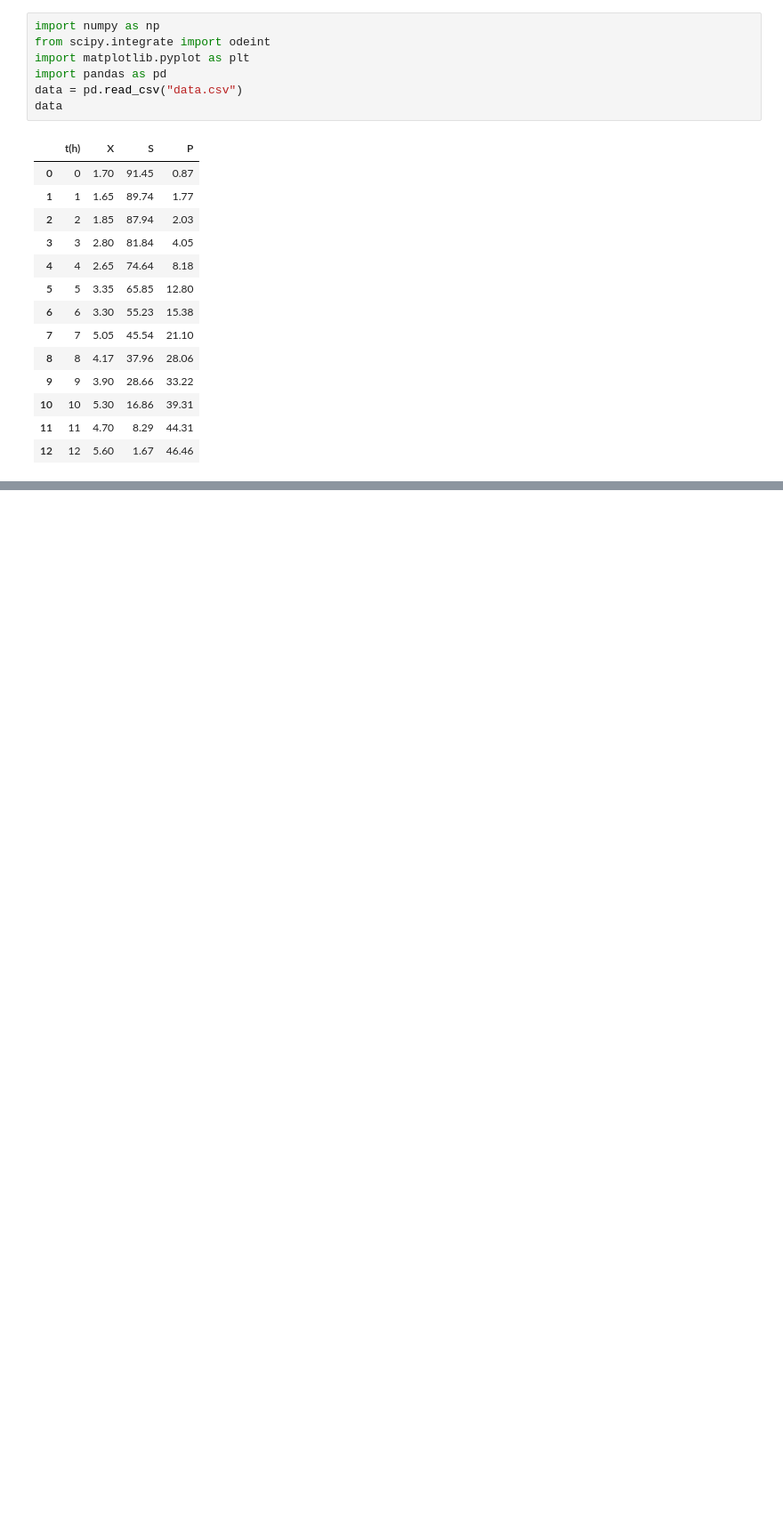
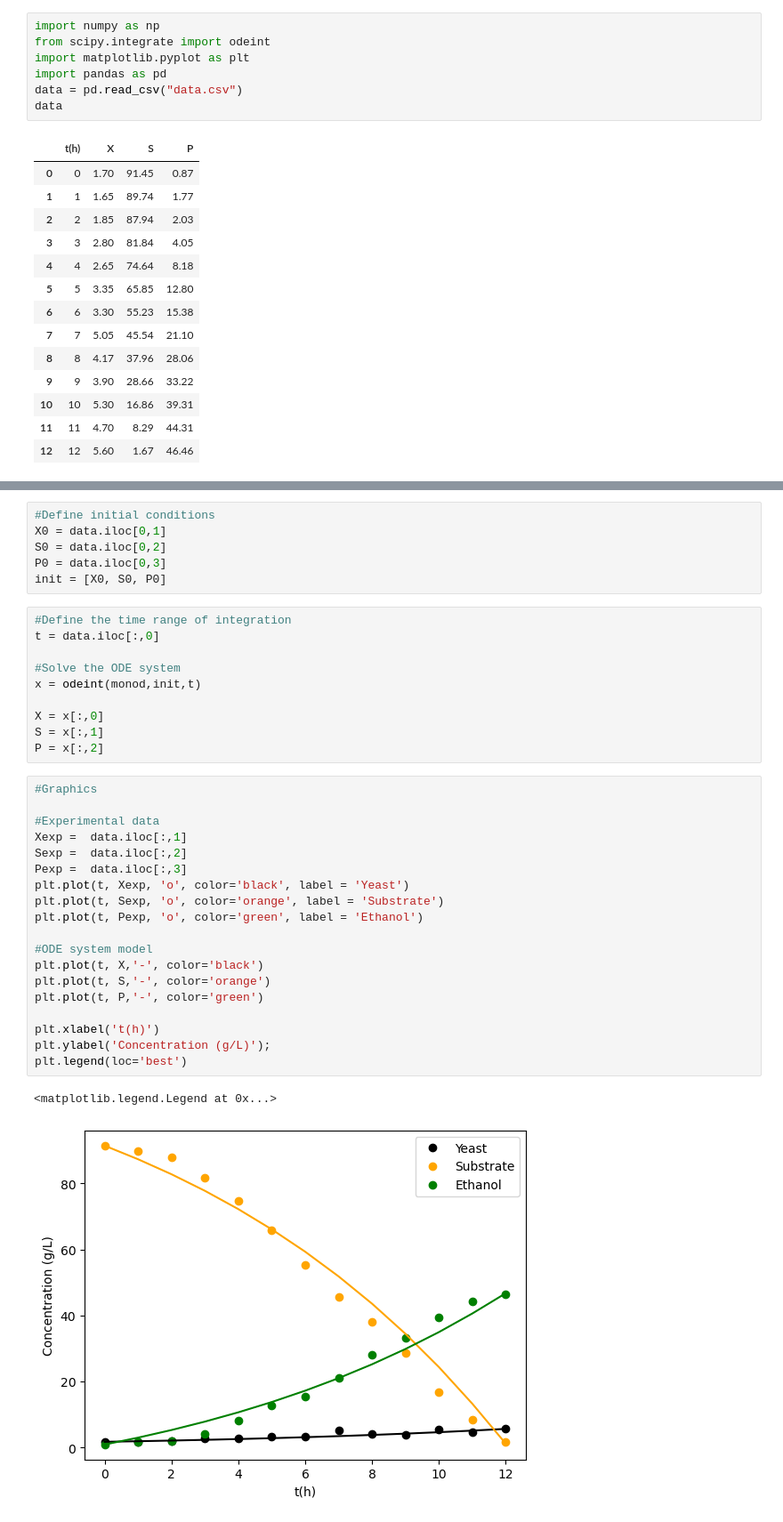
Before and after one commit to willc127/Fermentation_Optimization, a Jupyter notebook: optimFerment.ipynb, the cells around one changed output, grey strips where cells are left out. Shown: that part at 89% size. Cells and saved outputs as stored; diff of their text form; blank space fills up the shorter version.

```diff
--- a/optimFerment.ipynb
+++ b/optimFerment.ipynb
@@ -35,0 +42,38 @@ def monod(z,umax,Ks):
+# %%
+#Define initial conditions
+X0 = data.iloc[0,1]
+S0 = data.iloc[0,2]
+P0 = data.iloc[0,3]
+init = [X0, S0, P0]
+# %%
+#Define the time range of integration
+t = data.iloc[:,0]
+
+#Solve the ODE system
+x = odeint(monod,init,t)
+
+X = x[:,0]
+S = x[:,1]
+P = x[:,2]
+# %%
+#Graphics
+
+#Experimental data
+Xexp =  data.iloc[:,1]
+Sexp =  data.iloc[:,2]
+Pexp =  data.iloc[:,3]
+plt.plot(t, Xexp, 'o', color='black', label = 'Yeast')
+plt.plot(t, Sexp, 'o', color='orange', label = 'Substrate')
+plt.plot(t, Pexp, 'o', color='green', label = 'Ethanol')
+
+#ODE system model
+plt.plot(t, X,'-', color='black')
+plt.plot(t, S,'-', color='orange')
+plt.plot(t, P,'-', color='green')
+
+plt.xlabel('t(h)')
+plt.ylabel('Concentration (g/L)');
+plt.legend(loc='best')
+# %% [output]
+<matplotlib.legend.Legend at 0x...>
+[figure, added]
```
Also changed, not shown: parts of 1 cell of this notebook, 1 other file.
